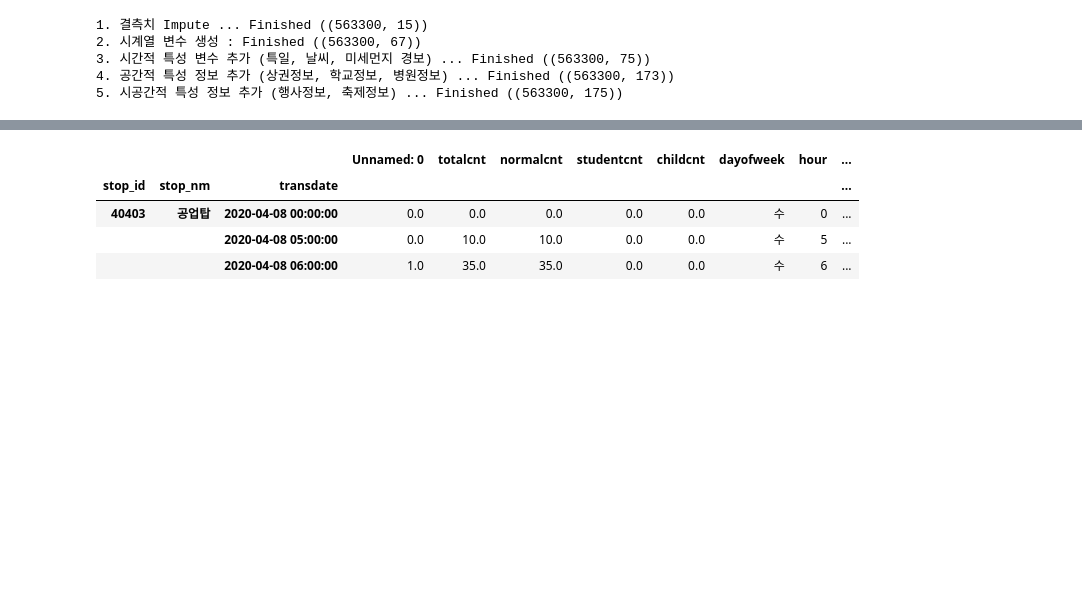
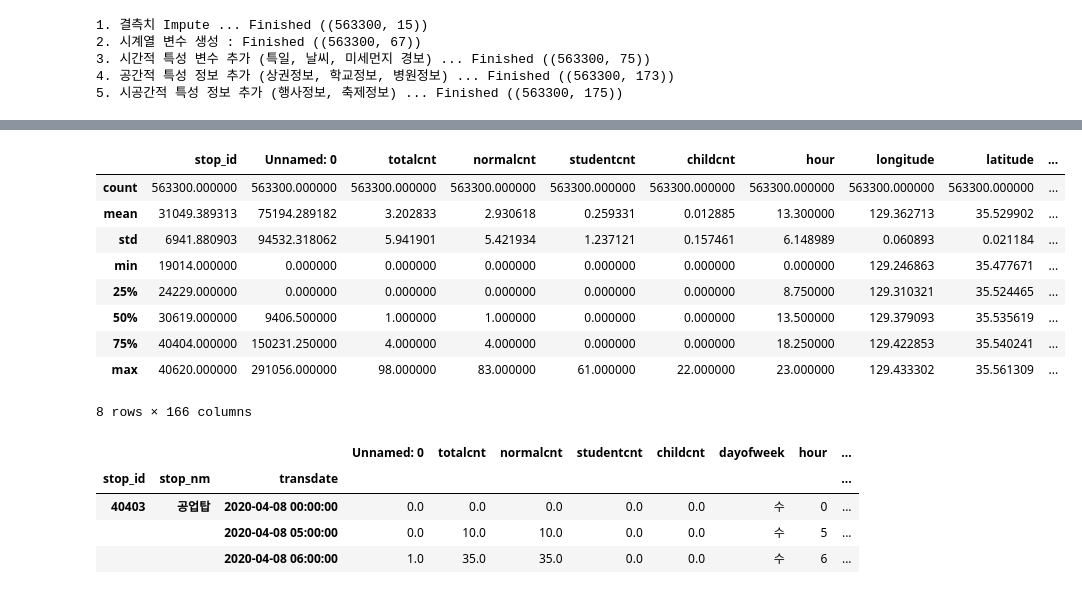
Before and after one commit to Goodmytoy/Passenger_Demand, a Jupyter notebook: model_mr/work_210416/main.ipynb, the cells around one changed output, grey strips where cells are left out. Drawn from its saved outputs; the diff is of its cells as text; code cells hidden in the pictures; blank space fills up the shorter version.

```diff
--- a/model_mr/work_210416/main.ipynb
+++ b/model_mr/work_210416/main.ipynb
@@ -157,3 +260,16 @@ ml_data.to_csv('/project/work/data/ml_data.csv', index=False)
+# %%
+ml_data2.describe()
+# %% [output]
+|  | stop_id | Unnamed: 0 | totalcnt | normalcnt | studentcnt | childcnt | hour | longitude | latitude | ... |
+| count | 563300.000000 | 563300.000000 | 563300.000000 | 563300.000000 | 563300.000000 | 563300.000000 | 563300.000000 | 563300.000000 | 563300.000000 | ... |
+| mean | 31049.389313 | 75194.289182 | 3.202833 | 2.930618 | 0.259331 | 0.012885 | 13.300000 | 129.362713 | 35.529902 | ... |
+| std | 6941.880903 | 94532.318062 | 5.941901 | 5.421934 | 1.237121 | 0.157461 | 6.148989 | 0.060893 | 0.021184 | ... |
+| min | 19014.000000 | 0.000000 | 0.000000 | 0.000000 | 0.000000 | 0.000000 | 0.000000 | 129.246863 | 35.477671 | ... |
+| 25% | 24229.000000 | 0.000000 | 0.000000 | 0.000000 | 0.000000 | 0.000000 | 8.750000 | 129.310321 | 35.524465 | ... |
+| 50% | 30619.000000 | 9406.500000 | 1.000000 | 1.000000 | 0.000000 | 0.000000 | 13.500000 | 129.379093 | 35.535619 | ... |
+| 75% | 40404.000000 | 150231.250000 | 4.000000 | 4.000000 | 0.000000 | 0.000000 | 18.250000 | 129.422853 | 35.540241 | ... |
+| max | 40620.000000 | 291056.000000 | 98.000000 | 83.000000 | 61.000000 | 22.000000 | 23.000000 | 129.433302 | 35.561309 | ... |
+8 rows × 166 columns
 # %%
 ml_data.head(3)
 # %% [output]
```
Also changed, not shown: parts of 9 cells of this notebook.
